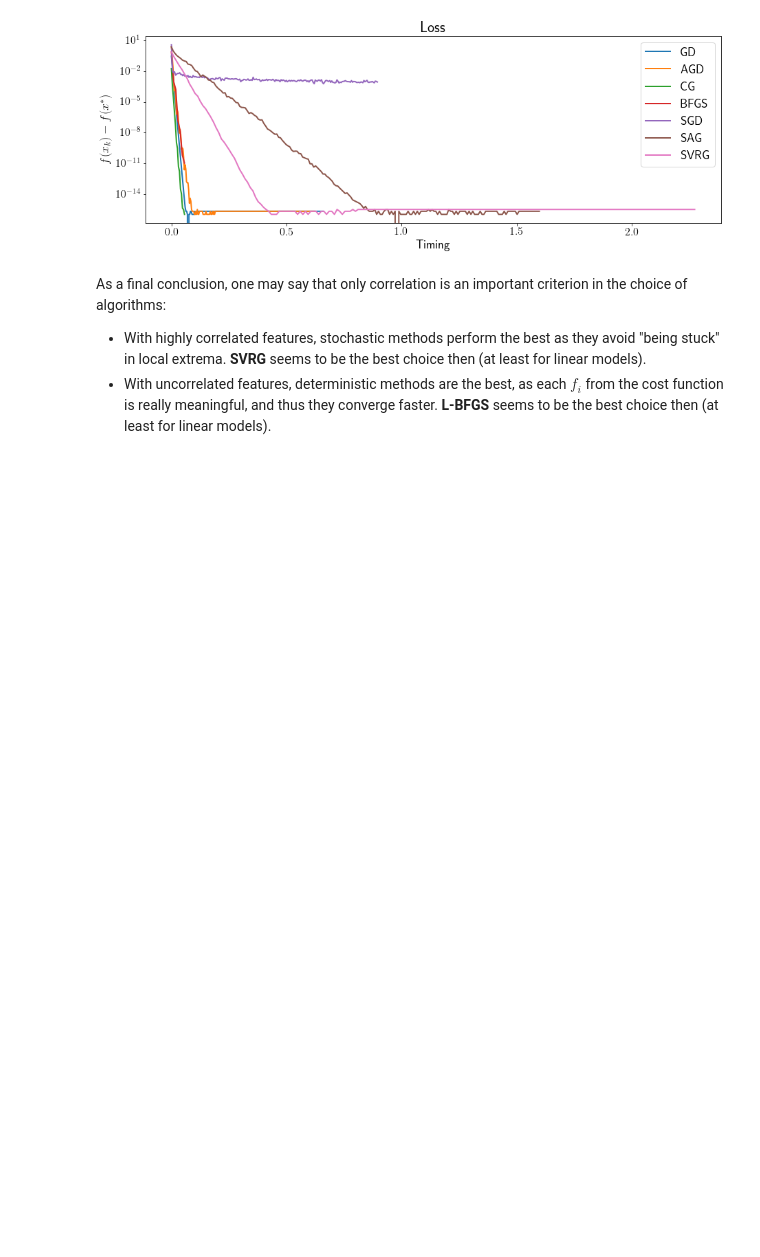
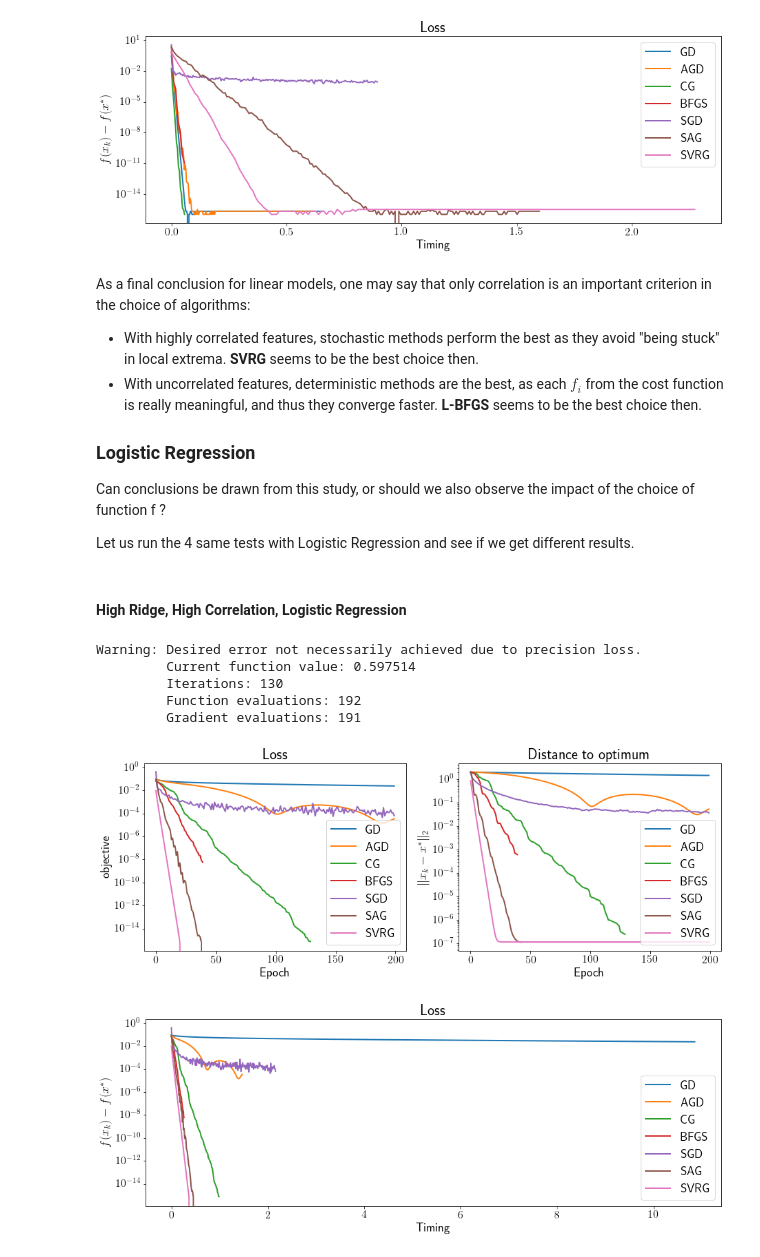
Before and after one commit to BenjaminLAZARD/Mathematical_Optimization_For_Datascience, a Jupyter notebook: lab2_lazard_benjamin_and_cothenet_come.ipynb, the cells around one changed output. Drawn from its saved outputs; the diff is of its cells as text; code cells hidden in the pictures; blank space fills up the shorter version.

Commit message:
Lab 2 - Deterministic and Stochastic methods

```diff
--- a/lab2_lazard_benjamin_and_cothenet_come.ipynb
+++ b/lab2_lazard_benjamin_and_cothenet_come.ipynb
@@ -790,6 +790,32 @@ Optimization terminated successfully.
 [figure]
 [figure]
 # %% [markdown]
-As a final conclusion, one may say that only correlation is an important criterion in the choice of algorithms:
-- With highly correlated features, stochastic methods perform the best as they avoid "being stuck" in local extrema. **SVRG** seems to be the best choice then (at least for linear models).
-- With uncorrelated features, deterministic methods are the best, as each $f_i$ from the cost function is really meaningful, and thus they converge faster. **L-BFGS** seems to be the best choice then (at least for linear models).
+As a final conclusion for linear models, one may say that only correlation is an important criterion in the choice of algorithms:
+- With highly correlated features, stochastic methods perform the best as they avoid "being stuck" in local extrema. **SVRG** seems to be the best choice then.
+- With uncorrelated features, deterministic methods are the best, as each $f_i$ from the cost function is really meaningful, and thus they converge faster. **L-BFGS** seems to be the best choice then.
+
+### Logistic Regression
+
+Can conclusions be drawn from this study, or should we also observe the impact of the choice of function f ?
+
+Let us run the 4 same tests with Logistic Regression and see if we get different results.
+# %% [markdown]
+#### High Ridge, High Correlation, Logistic Regression
+# %%
+loss = loss_logreg
+grad = grad_logreg
+grad_i = grad_i_logreg
+lipschitz_constant = lipschitz_logreg
+
+lbda = 1. / n**.5
+A, b = simu_logreg(x_model_truth, n, std=1., corr=0.9)
+args = (A, b, lbda)
+master_study(lbda, args)
+# %% [output]
+Warning: Desired error not necessarily achieved due to precision loss.
+         Current function value: 0.597514
+         Iterations: 130
+         Function evaluations: 192
+         Gradient evaluations: 191
+[figure, added]
+[figure, added]
```
Also changed, not shown: parts of 14 cells of this notebook.
